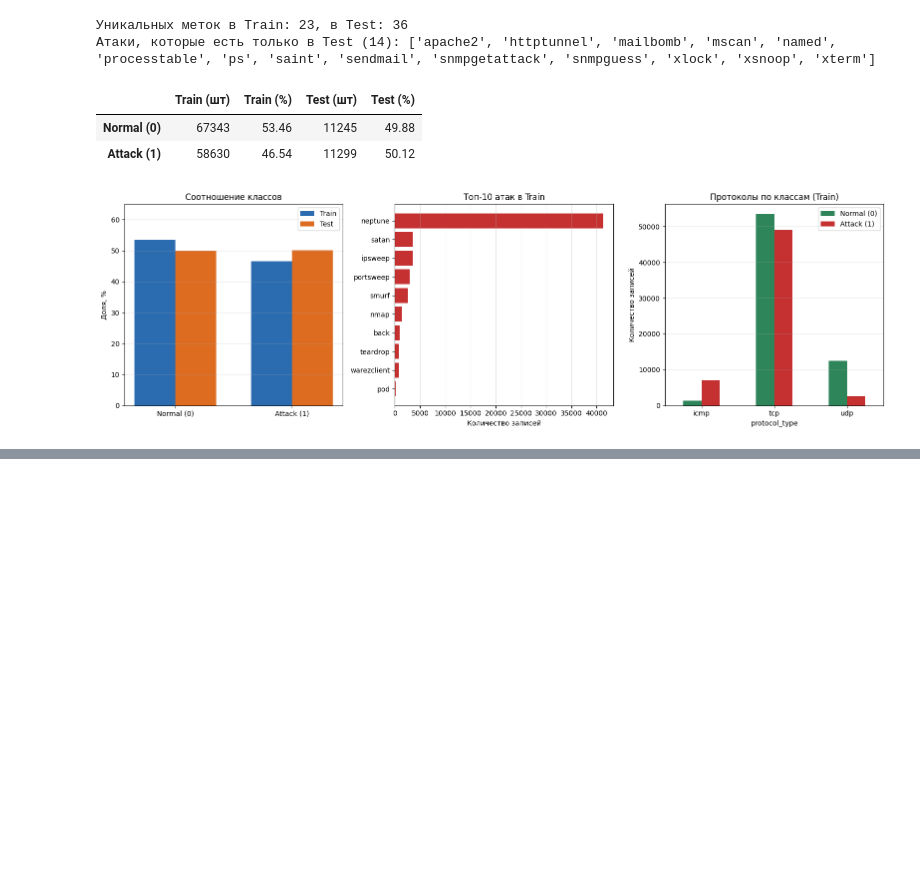
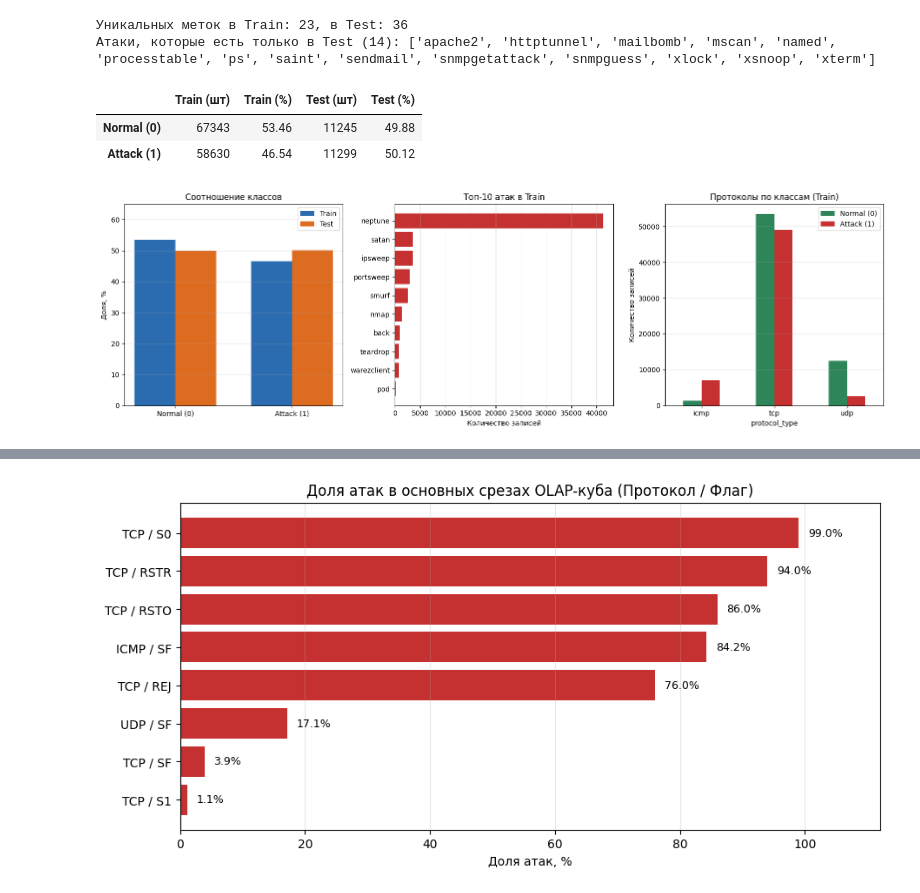
Before and after one commit to nevollwar/cyberguard, a Jupyter notebook: notebooks/eda.ipynb, the cells around one changed output, grey strips where cells are left out. Drawn from its saved outputs; the diff is of its cells as text; code cells hidden in the pictures; blank space fills up the shorter version.

```diff
--- a/notebooks/eda.ipynb
+++ b/notebooks/eda.ipynb
@@ -320,0 +434,81 @@ plt.show()
+# %%
+df_olap = df_train[['protocol_type', 'flag', 'service', 'duration', 'src_bytes', 'dst_bytes', 'count', 'serror_rate']].copy()
+df_olap['traffic_class'] = y_train_bin.map({0: 'Normal', 1: 'Attack'})
+
+# OLAP-срез 1: основные показатели трафика по протоколам и классам
+olap_protocol = pd.pivot_table(
+    df_olap,
+    index='protocol_type',
+    columns='traffic_class',
+    aggfunc={
+        'src_bytes': 'median',
+        'dst_bytes': 'median',
+        'count': 'mean',
+        'serror_rate': 'mean'
+    }
+).round(2)
+
+olap_protocol = olap_protocol.rename(columns={
+    'count': 'Ср. число соединений',
+    'dst_bytes': 'Медиана dst_bytes',
+    'src_bytes': 'Медиана src_bytes',
+    'serror_rate': 'Ср. доля SYN-ошибок'
+})
+olap_protocol.index.name = 'Протокол'
+
+print('OLAP-срез 1: сравнение Normal и Attack по типам протоколов')
+display(olap_protocol)
+
+# OLAP-срез 2: многомерный куб (Протокол + Флаг) с понятными плоскими столбцами
+olap_counts = pd.pivot_table(
+    df_olap,
+    index=['protocol_type', 'flag'],
+    columns='traffic_class',
+    values='count',
+    aggfunc='count',
+    fill_value=0
+)
+
+olap_means = pd.pivot_table(
+    df_olap,
+    index=['protocol_type', 'flag'],
+    columns='traffic_class',
+    values='count',
+    aggfunc='mean',
+    fill_value=0
+).round(1)
+
+olap_cube = pd.DataFrame({
+    'Normal (шт)': olap_counts['Normal'],
+    'Attack (шт)': olap_counts['Attack'],
+    'Всего (шт)': olap_counts['Normal'] + olap_counts['Attack'],
+    'Доля атак (%)': (olap_counts['Attack'] / (olap_counts['Normal'] + olap_counts['Attack']) * 100).round(1),
+    'Ср. count (Normal)': olap_means['Normal'],
+    'Ср. count (Attack)': olap_means['Attack']
+}).sort_values('Всего (шт)', ascending=False)
+
+olap_cube.index.names = ['Протокол', 'Флаг']
+
+olap_protocol.to_csv(processed_dir / 'olap_protocol_summary.csv', encoding='utf-8-sig')
+olap_cube.to_csv(processed_dir / 'olap_proto_flag_cube.csv', encoding='utf-8-sig')
+
+print('OLAP-срез 2: многомерный куб (Протокол + Флаг) по объёму трафика')
+display(olap_cube)
+
+# Визуализируем долю атак для топ-8 самых частых комбинаций Протокол + Флаг
+top_slices = olap_cube.head(8).sort_values('Доля атак (%)')
+slice_labels = [f'{proto.upper()} / {flag}' for proto, flag in top_slices.index]
+
+fig, ax = plt.subplots(figsize=(9, 4.5), constrained_layout=True)
+bars = ax.barh(slice_labels, top_slices['Доля атак (%)'], color='#c53030')
+ax.set_xlim(0, 112)
+ax.set_xlabel('Доля атак, %')
+ax.set_title('Доля атак в основных срезах OLAP-куба (Протокол / Флаг)')
+ax.grid(axis='x', alpha=0.3)
+
+for bar, pct in zip(bars, top_slices['Доля атак (%)']):
+    ax.text(bar.get_width() + 1.5, bar.get_y() + bar.get_height() / 2, f'{pct:.1f}%', va='center', fontsize=9)
+
+fig.savefig(processed_dir / 'olap_attacks_share.png', dpi=150, bbox_inches='tight')
+plt.show()
+# %% [output]
@@ -320,0 +538 @@ plt.show()
+[figure, added]
```
Also changed, not shown: parts of 5 cells of this notebook.
